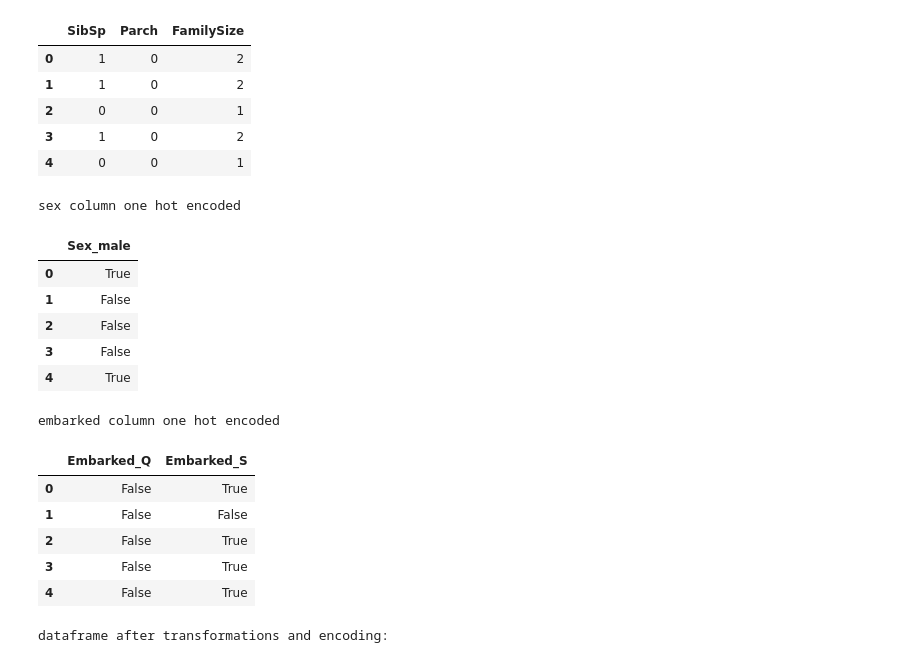
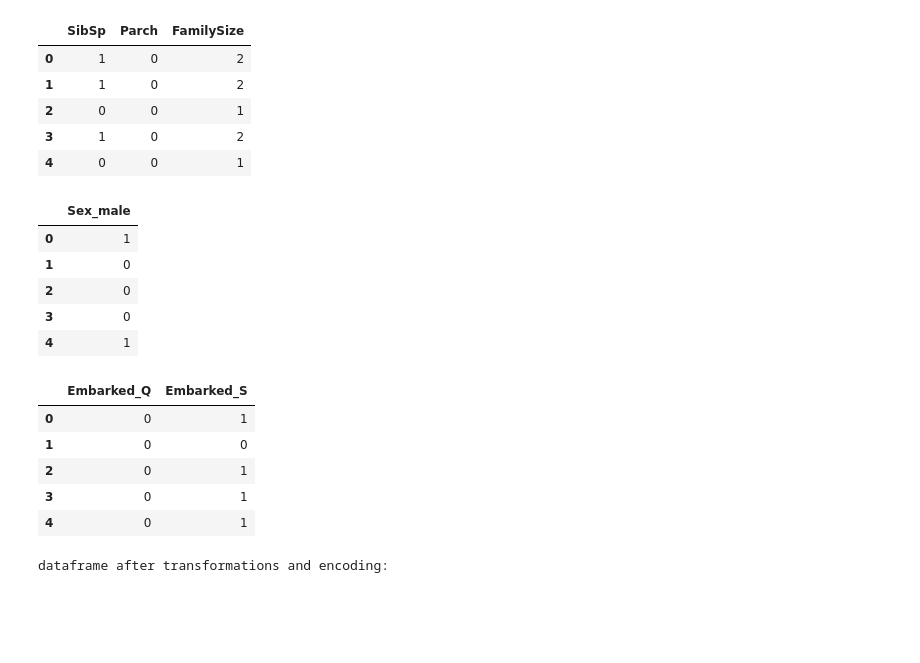
Before and after one commit to 1816x/Algoritmos-Aprendizaje-Automatico, a Jupyter notebook: Tema2.ipynb, the cells around one changed output. Cells and saved outputs as stored; diff of their text form; code cells hidden in the pictures; blank space fills up the shorter version.

```diff
--- a/Tema2.ipynb
+++ b/Tema2.ipynb
@@ -94,7 +86,7 @@ For example, when doing 'df[col].method(value, inplace=True)', try using 'df.met
 # %%
 # impute 'age' with median
 median_age = df['Age'].median()
-df['Age'].fillna(median_age, inplace=True)
+df['Age'] = df['Age'].fillna(median_age)
 print(f"'age' nulls after imputation {df['Age'].isnull().sum()}")
 # %% [output]
 'age' nulls after imputation 0
@@ -107,6 +93,6 @@ For example, when doing 'df[col].method(value, inplace=True)', try using 'df.met
 # %%
 # impute 'cabin' with a placeholder 'u' for unknown
-df['Cabin'].fillna('U', inplace=True)
+df['Cabin'] = df['Cabin'].fillna('U')
 print(f"'cabin' nulls after imputation {df['Cabin'].isnull().sum()}")
 # %% [output]
 'cabin' nulls after imputation 0
@@ -164,9 +144,13 @@ dtype: int64
 objective mathematical transformations and categorical encoding
 # %%
 # create a new feature 'familysize'
-df['FamilySize'] = df['SibSp'] + df['Parch'] + 1
+df_features = df.copy()
+
+df_features['FamilySize'] = df_features['SibSp'] + df_features['Parch'] + 1
+
 print('new feature familysize created')
-display(df[['SibSp', 'Parch', 'FamilySize']].head())
+
+display(df_features[['SibSp', 'Parch', 'FamilySize']].head())
 # %% [output]
 new feature familysize created
 |  | SibSp | Parch | FamilySize |
@@ -177,30 +161,39 @@ new feature familysize created
 | 4 | 0 | 0 | 1 |
 # %%
 # encode 'sex' column using one-hot encoding
-df = pd.get_dummies(df, columns=['Sex'], drop_first=True, prefix='Sex')
-print('sex column one hot encoded')
-display(df[['Sex_male']].head())
+df_features = pd.get_dummies(
+    df_features,
+    columns=['Sex'],
+    drop_first=True,
+    prefix='Sex',
+    dtype=int
+)
+
+display(df_features[['Sex_male']].head())
 # %% [output]
-sex column one hot encoded
 |  | Sex_male |
-| 0 | True |
-| 1 | False |
-| 2 | False |
-| 3 | False |
-| 4 | True |
+| 0 | 1 |
+| 1 | 0 |
+| 2 | 0 |
+| 3 | 0 |
+| 4 | 1 |
 # %%
-# encode 'embarked' column using one-hot encoding
-df = pd.get_dummies(df, columns=['Embarked'], drop_first=True, prefix='Embarked')
-print('embarked column one hot encoded')
-display(df[['Embarked_Q', 'Embarked_S']].head())
+df_features = pd.get_dummies(
+    df_features,
+    columns=['Embarked'],
+    drop_first=True,
+    prefix='Embarked',
+    dtype=int
+)
+
+display(df_features[['Embarked_Q', 'Embarked_S']].head())
 # %% [output]
-embarked column one hot encoded
 |  | Embarked_Q | Embarked_S |
-| 0 | False | True |
-| 1 | False | False |
-| 2 | False | True |
-| 3 | False | True |
-| 4 | False | True |
+| 0 | 0 | 1 |
+| 1 | 0 | 0 |
+| 2 | 0 | 1 |
+| 3 | 0 | 1 |
+| 4 | 0 | 1 |
 # %%
 # display first few rows with new features
 print('dataframe after transformations and encoding:')
```
Also changed, not shown: parts of 8 cells of this notebook.
